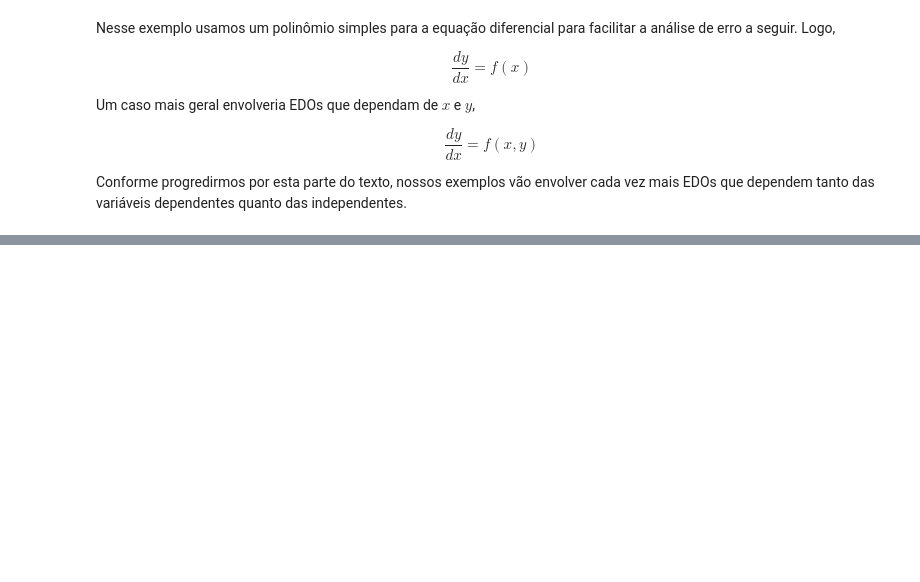
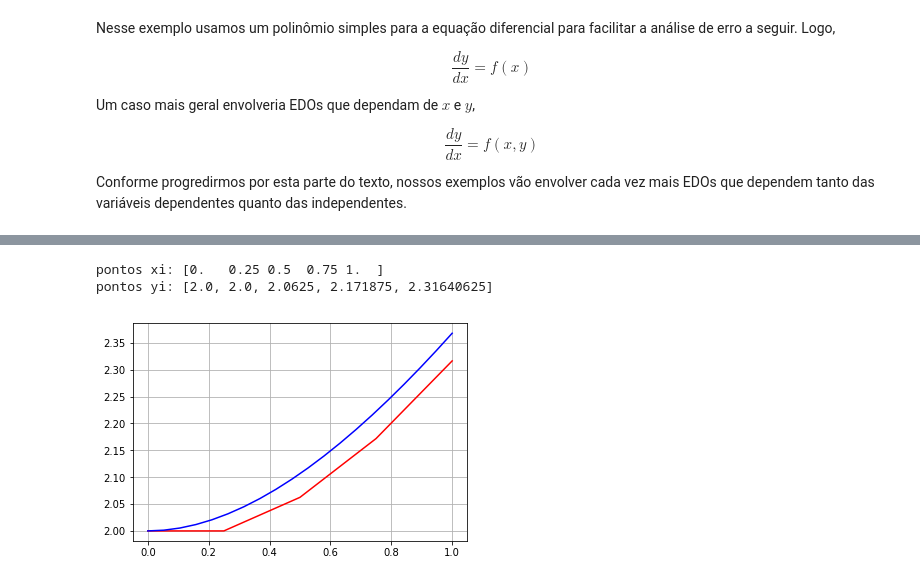
Before and after one commit to tiagoburiol/NUMETHODS, a Jupyter notebook: 8_SOLUCAO_NUMERICA_DE_EDOs/8.2_metodo_de_euler.ipynb, the cells around one changed output, grey strips where cells are left out. Saved outputs shown, nothing was run; the diff lists cells and outputs as text; code cells hidden in the pictures; blank space fills up the shorter version.

```diff
--- a/8_SOLUCAO_NUMERICA_DE_EDOs/8.2_metodo_de_euler.ipynb
+++ b/8_SOLUCAO_NUMERICA_DE_EDOs/8.2_metodo_de_euler.ipynb
@@ -108,0 +116,38 @@ Conforme progredirmos por esta parte do texto, nossos exemplos vão envolver ca
+# %%
+% matplotlib inline
+import numpy as np
+import matplotlib.pyplot as plt
+
+h = 0.25 #passo
+x0 = 0.0
+xn = 1.0
+
+# criamos a lista com os pontos xi
+X = np.arange(x0, xn+h, h)
+print ("pontos xi:", X)
+
+# lista com y0, a ser preenchida pelos yi
+Y = [2.0]
+
+# entramos com f(x,y)
+f = lambda x,y: x-y+2
+
+# laço para ir calculando os yi e preenchendo a lista
+for n in range(len(X)-1):
+    Y.append(Y[n] + f(X[n],Y[n])*h ) #Y[-1] é o último yi calculado
+
+# imprime
+print ("pontos yi:", Y)
+s = lambda x: np.exp(-x) + x + 1
+Xe = np.linspace(x0,xn, 20)
+Ye = s(Xe)
+
+
+# plota
+plt.plot(X, Y, "r-", Xe, Ye, "b-")
+plt.grid()
+plt.show()
+# %% [output]
+pontos xi: [0.   0.25 0.5  0.75 1.  ]
+pontos yi: [2.0, 2.0, 2.0625, 2.171875, 2.31640625]
+[figure, added]
```
Also changed, not shown: parts of 3 cells of this notebook, 2 other files.
